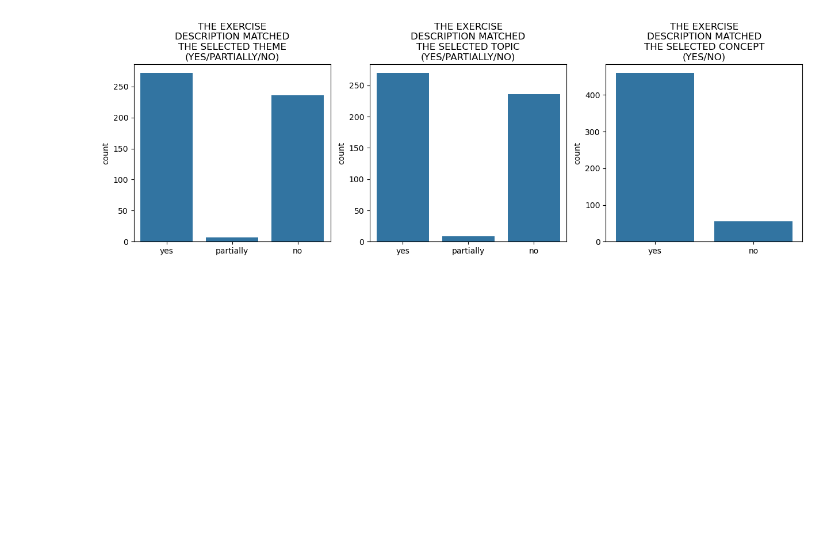
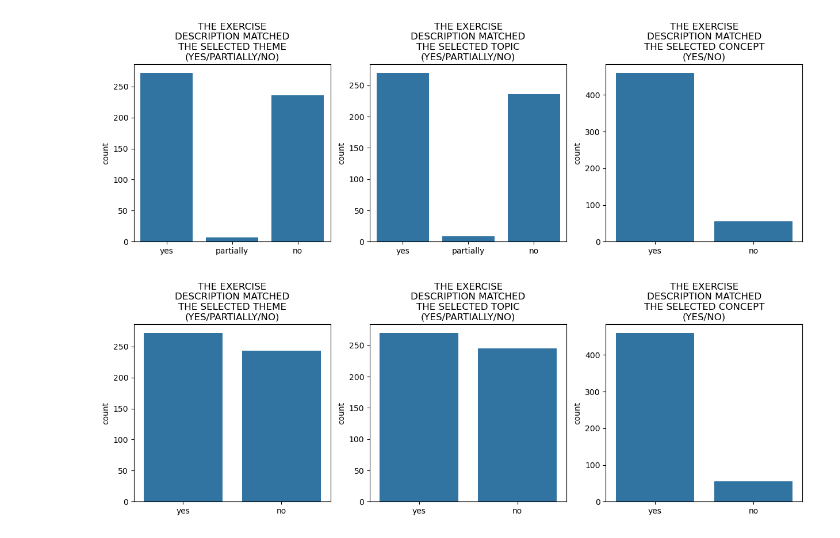
Before and after one commit to AleksiKaa/mscthesis, a Jupyter notebook: src/notebooks/planting_hallucinations/augment_results.ipynb, the cells around one changed output. Cells and saved outputs as stored; diff of their text form; code cells hidden in the pictures; blank space fills up the shorter version.

```diff
--- a/src/notebooks/planting_hallucinations/augment_results.ipynb
+++ b/src/notebooks/planting_hallucinations/augment_results.ipynb
@@ -78,9 +78,9 @@ augmented_data = augmented_data.iloc[:, :-3]
 orig = r"../../../data/complete_dataset.csv"
 original_dataset = pd.read_csv(orig, sep=";")
 
-concatted = pd.concat([original_dataset, augmented_data], ignore_index=True).iloc[:,:-1]
-
-concatted.head(1)
+concated = pd.concat([original_dataset, augmented_data], ignore_index=True).iloc[:,:-1]
+s
+concated.head(1)
 # %% [output]
 |  | title | problemDescription | exampleSolution | starterCode | tests | theme | topic | concept | ... |
 | 0 | Agatha Christie's Novel Ratings | Agatha Christie, the famous novel... | {'code': "import 'dart:io'; main(... | {'code': "import 'dart:io'; main(... | {'testCode': "import 'dart:async'... | literature | Agatha Christie | conditional statements | ... |
@@ -107,3 +107,14 @@ plot_distributions(concatted, ax)
 plt.show()
 # %% [output]
 [figure]
+# %%
+labeled_yes_no = concated.copy()
+labeled_yes_no.iloc[:, eval_cols] = labeled_yes_no.iloc[:, eval_cols].map(lambda x: "no" if x == "partially" else x)
+# %%
+fig, ax = plt.subplots(1, 3, figsize=(15, 4))
+
+plot_distributions(labeled_yes_no, ax, labels=[["yes", "no"]] * 3)
+
+plt.show()
+# %% [output]
+[figure, added]
```
Also changed, not shown: parts of 1 cell of this notebook.
